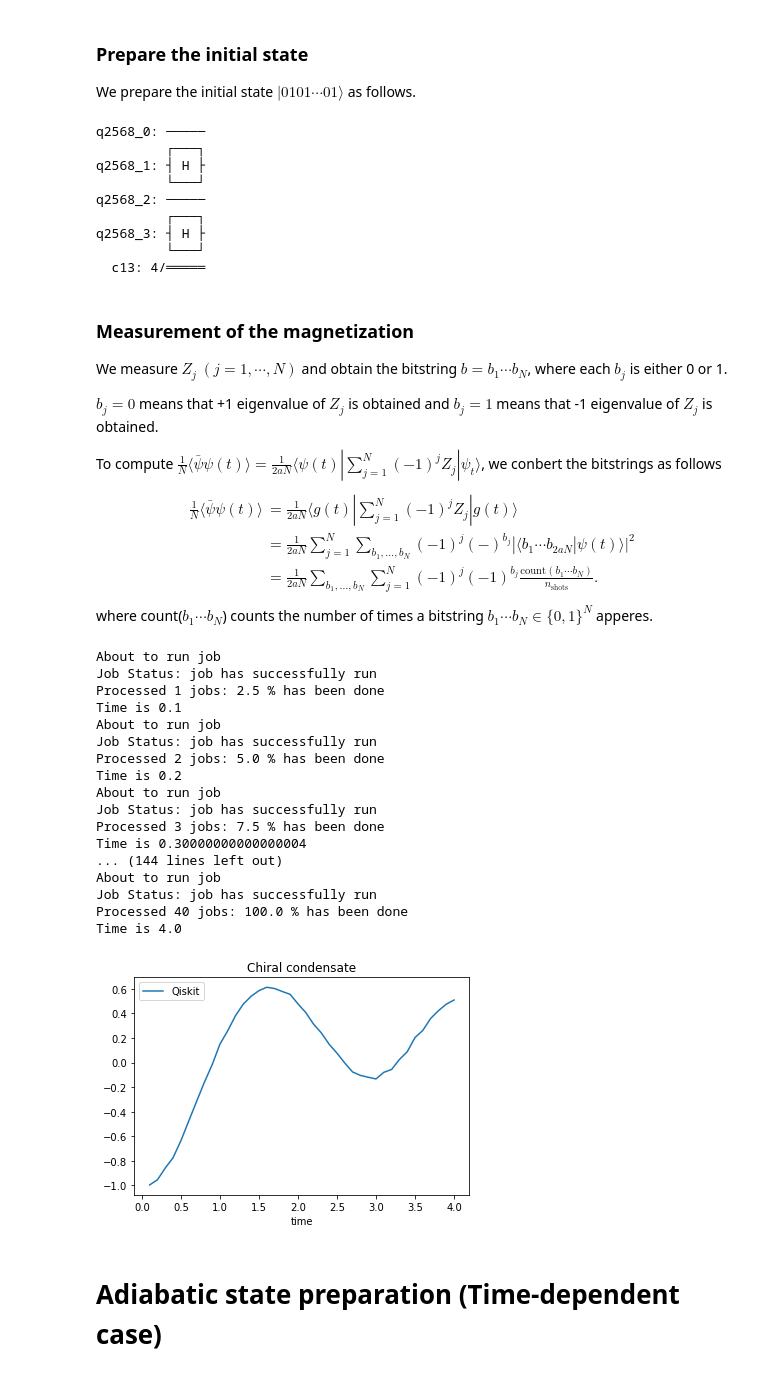
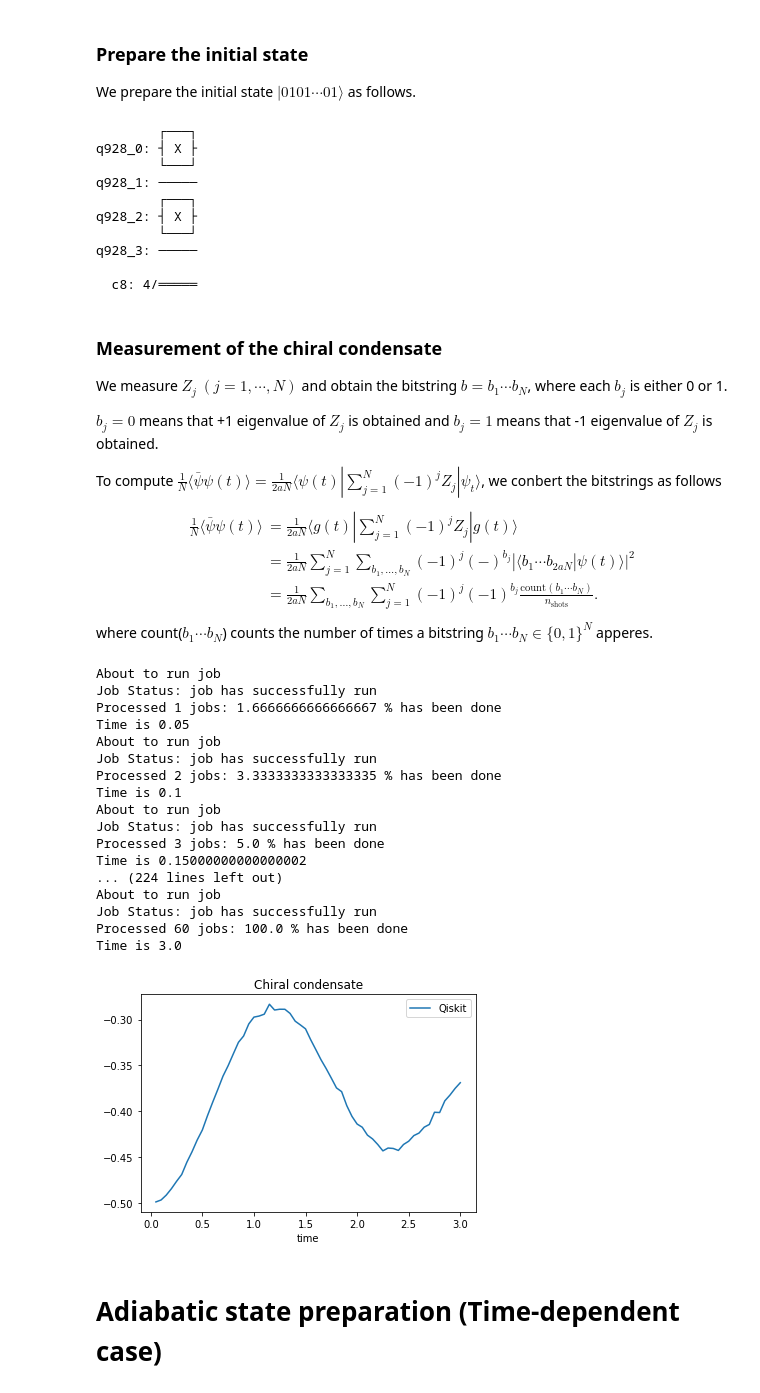
Before and after one commit to IKEDAKAZUKI/Qiskit-Tutorial, a Jupyter notebook: Quantum_simulation_of_Schwinger_model.ipynb, the cells around one changed output. Drawn from its saved outputs; the diff is of its cells as text; code cells hidden in the pictures.

```diff
--- a/Quantum_simulation_of_Schwinger_model.ipynb
+++ b/Quantum_simulation_of_Schwinger_model.ipynb
@@ -285,21 +285,22 @@ cr = ClassicalRegister(n_site)
 qc = QuantumCircuit(qr,cr)
 
 for i in range(int(n_site/2)):
-  qc.h(qr[2*i+1])
+  qc.x(qr[2*i])
 
 qc.draw()
 # %% [output]
-q2568_0: ─────
-         ┌───┐
-q2568_1: ┤ H ├
-         └───┘
-q2568_2: ─────
-         ┌───┐
-q2568_3: ┤ H ├
-         └───┘
-  c13: 4/═════
+        ┌───┐
+q928_0: ┤ X ├
+        └───┘
+q928_1: ─────
+        ┌───┐
+q928_2: ┤ X ├
+        └───┘
+q928_3: ─────
+
+  c8: 4/═════
 # %% [markdown]
-### Measurement of the magnetization
+### Measurement of the chiral condensate
 
 We measure $Z_j~(j=1,\cdots,N)$ and obtain the bitstring $b=b_1\cdots b_{N}$, where each $b_j$ is either 0 or 1.
 
@@ -323,8 +324,8 @@ g=1
 
 J = 0.5*g*g*a
 
-t_max = n_site
-step_max = 10*t_max
+t_max = 3
+step_max = 20*t_max
 
 dt = t_max/step_max
 
@@ -346,12 +347,12 @@ from qiskit.tools.monitor import job_monitor
 
 ###make measurement circuit
 qc_meas = QuantumCircuit(qr,cr)
-for q in qr:
-    qc_meas.h(q)
+#for q in qr:
+#    qc_meas.h(q)
 qc_meas.measure(qr,cr)
 
 time_list=[]
-mag_list=[]
+cc_list=[]
 error_list=[]
 
 
@@ -361,7 +362,7 @@ n_shots = 10000
 
 ## prepare the initial state
 for i in range(int(n_site/2)):
-  qc.h(qr[2*i+1])
+  qc.x(qr[2*i])
 
 for step in range(1,step_max+1):
     ###edit here###
@@ -386,10 +387,10 @@ for step in range(1,step_max+1):
         qc.rz(M*((-1)**(i+1))*dt,qr[i])
 
 
-###exp(-iH_{ZZ}\Delta t)  Electric Field
-    for i in range(n_site-1):
-        for k in range(1,i+1):
-            for l in range(k):
+    ###exp(-iH_{ZZ}\Delta t)  Electric Field
+    for i in range(1,n_site-1):
+        for k in range(0,i):
+            for l in range(k+1,i+1):
                 qc.rzz(J*dt,qr[k],qr[l])
 
 
@@ -413,8 +414,9 @@ for step in range(1,step_max+1):
 
     result = job.result() # obtain results
     counts = result.get_counts(qc_total)
-        #compute magnetization
-    mag = 0
+
+    #compute chiral condensate
+    cc = 0
 
     se=0 #standard error
 
@@ -424,7 +426,7 @@ for step in range(1,step_max+1):
         obs = 0
         for j in range(n_site):
             obs +=(-1)**int(bit_string[j])*(-1)**(j+1)
-        mag += obs*count/n_shots/(2*a)#/n_site
+        cc += obs*count/n_shots/(2*a)/n_site
 
         for i in range(count):
             error.append(obs/(2*a))
@@ -435,34 +437,34 @@ for step in range(1,step_max+1):
 
 
     time_list.append(dt*step) #append time to the list of time
-    mag_list.append(mag)
+    cc_list.append(cc)
     error_list.append(se)
 # %% [output]
 About to run job
 Job Status: job has successfully run
-Processed 1 jobs: 2.5 % has been done
+Processed 1 jobs: 1.6666666666666667 % has been done
+Time is 0.05
+About to run job
+Job Status: job has successfully run
+Processed 2 jobs: 3.3333333333333335 % has been done
 Time is 0.1
 About to run job
 Job Status: job has successfully run
-Processed 2 jobs: 5.0 % has been done
-Time is 0.2
+Processed 3 jobs: 5.0 % has been done
+Time is 0.15000000000000002
+... (224 lines left out)
 About to run job
 Job Status: job has successfully run
-Processed 3 jobs: 7.5 % has been done
-Time is 0.30000000000000004
-... (144 lines left out)
-About to run job
-Job Status: job has successfully run
-Processed 40 jobs: 100.0 % has been done
-Time is 4.0
+Processed 60 jobs: 100.0 % has been done
+Time is 3.0
 # %%
-plt.plot(time_list, mag_list,label='Qiskit')
+plt.plot(time_list, cc_list,label='Qiskit')
 plt.title('Chiral condensate')
 plt.xlabel('time')
 plt.legend()
 plt.show()
 # %% [output]
-[figure, old version]
+[figure, new version]
 # %% [markdown]
 # Adiabatic state preparation (Time-dependent case)
 # %% [markdown]
```
Also changed, not shown: parts of 7 cells of this notebook.
